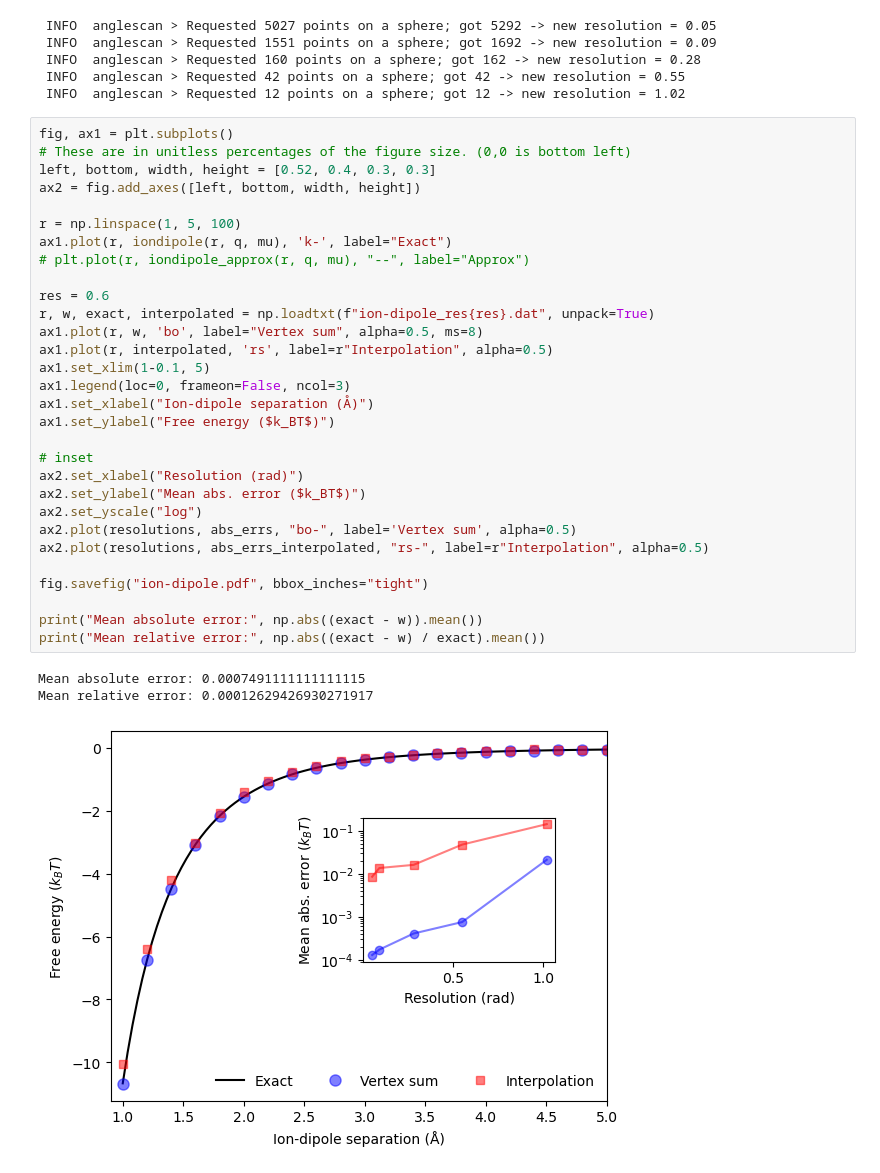
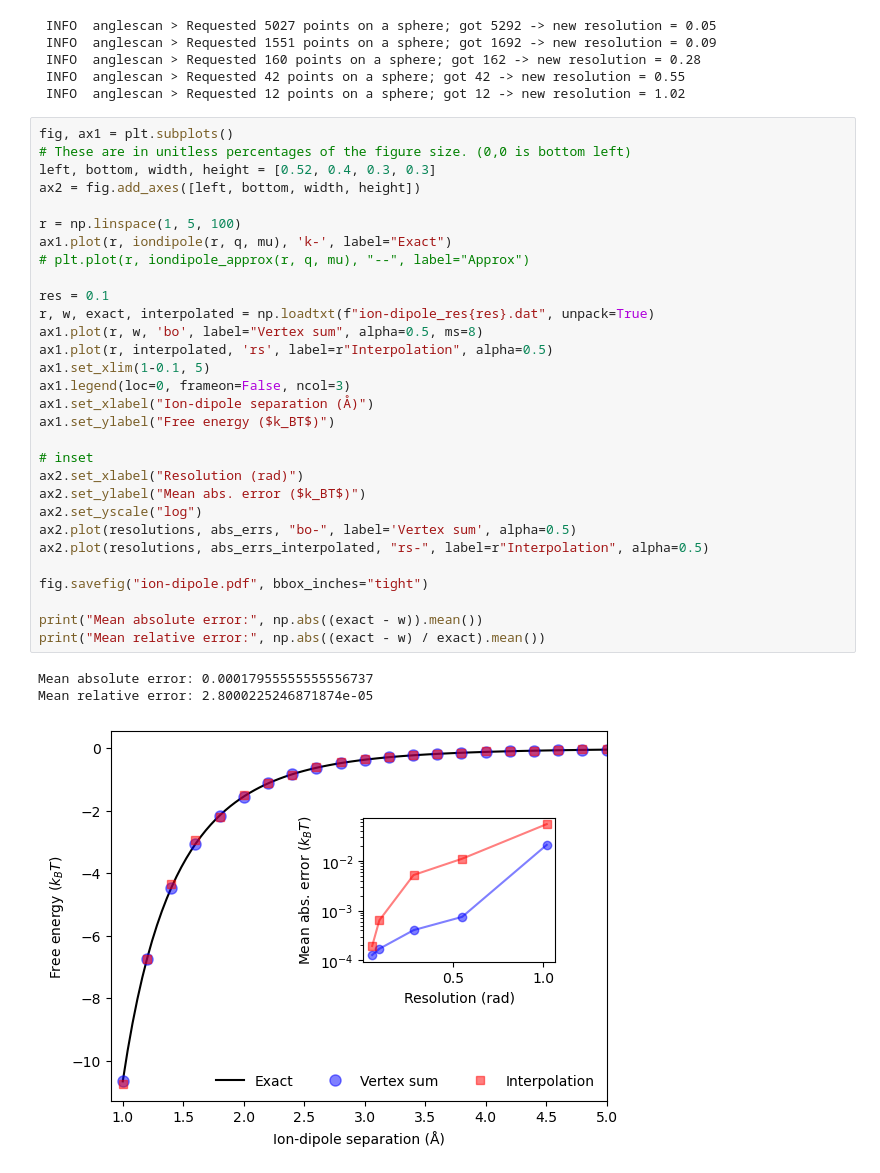
Before and after one commit to mlund/faunus-rs, a Jupyter notebook: anglescan/src/notebook.ipynb, the cells around one changed output. Cells and saved outputs as stored; diff of their text form.

```diff
--- a/anglescan/src/notebook.ipynb
+++ b/anglescan/src/notebook.ipynb
@@ -87,34 +87,34 @@ for res in resolutions:
 # %%
 fig, ax1 = plt.subplots()
 # These are in unitless percentages of the figure size. (0,0 is bottom left)
 left, bottom, width, height = [0.52, 0.4, 0.3, 0.3]
 ax2 = fig.add_axes([left, bottom, width, height])
 
 r = np.linspace(1, 5, 100)
 ax1.plot(r, iondipole(r, q, mu), 'k-', label="Exact")
 # plt.plot(r, iondipole_approx(r, q, mu), "--", label="Approx")
 
-res = 0.6
+res = 0.1
 r, w, exact, interpolated = np.loadtxt(f"ion-dipole_res{res}.dat", unpack=True)
 ax1.plot(r, w, 'bo', label="Vertex sum", alpha=0.5, ms=8)
 ax1.plot(r, interpolated, 'rs', label=r"Interpolation", alpha=0.5)
 ax1.set_xlim(1-0.1, 5)
 ax1.legend(loc=0, frameon=False, ncol=3)
 ax1.set_xlabel("Ion-dipole separation (Å)")
 ax1.set_ylabel("Free energy ($k_BT$)")
 
 # inset
 ax2.set_xlabel("Resolution (rad)")
 ax2.set_ylabel("Mean abs. error ($k_BT$)")
 ax2.set_yscale("log")
 ax2.plot(resolutions, abs_errs, "bo-", label='Vertex sum', alpha=0.5)
 ax2.plot(resolutions, abs_errs_interpolated, "rs-", label=r"Interpolation", alpha=0.5)
 
 fig.savefig("ion-dipole.pdf", bbox_inches="tight")
 
 print("Mean absolute error:", np.abs((exact - w)).mean())
 print("Mean relative error:", np.abs((exact - w) / exact).mean())
 # %% [output]
-Mean absolute error: 0.0007491111111111115
-Mean relative error: 0.00012629426930271917
+Mean absolute error: 0.00017955555555556737
+Mean relative error: 2.8000225246871874e-05
-[figure, old version]
+[figure, new version]
```
Also changed, not shown: 1 other file.
